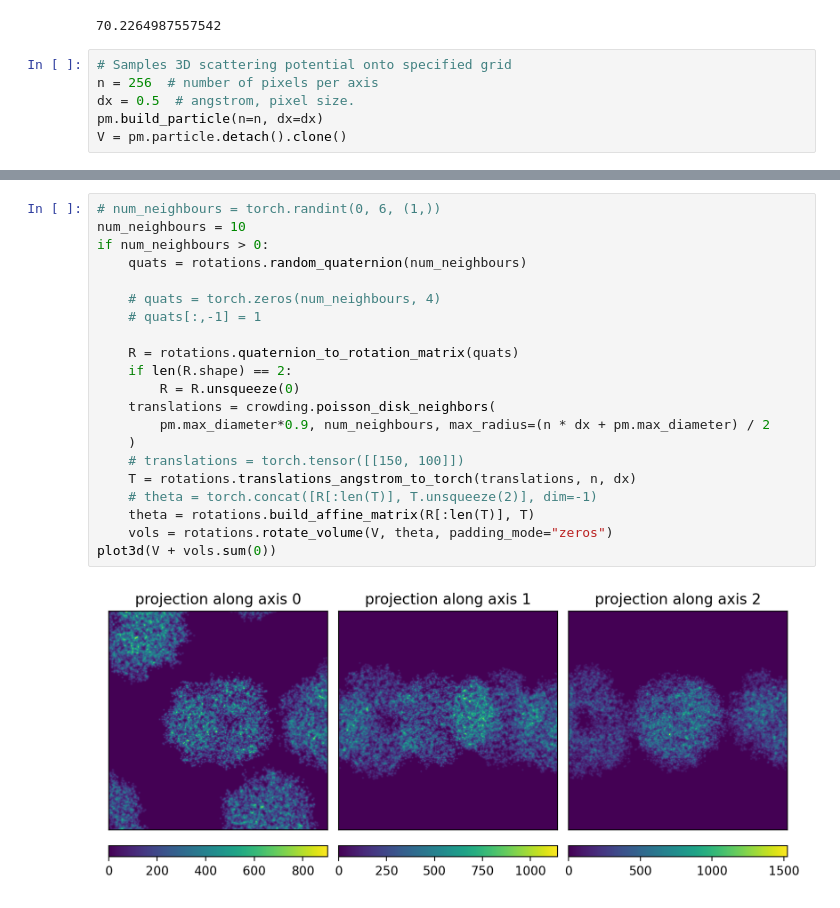
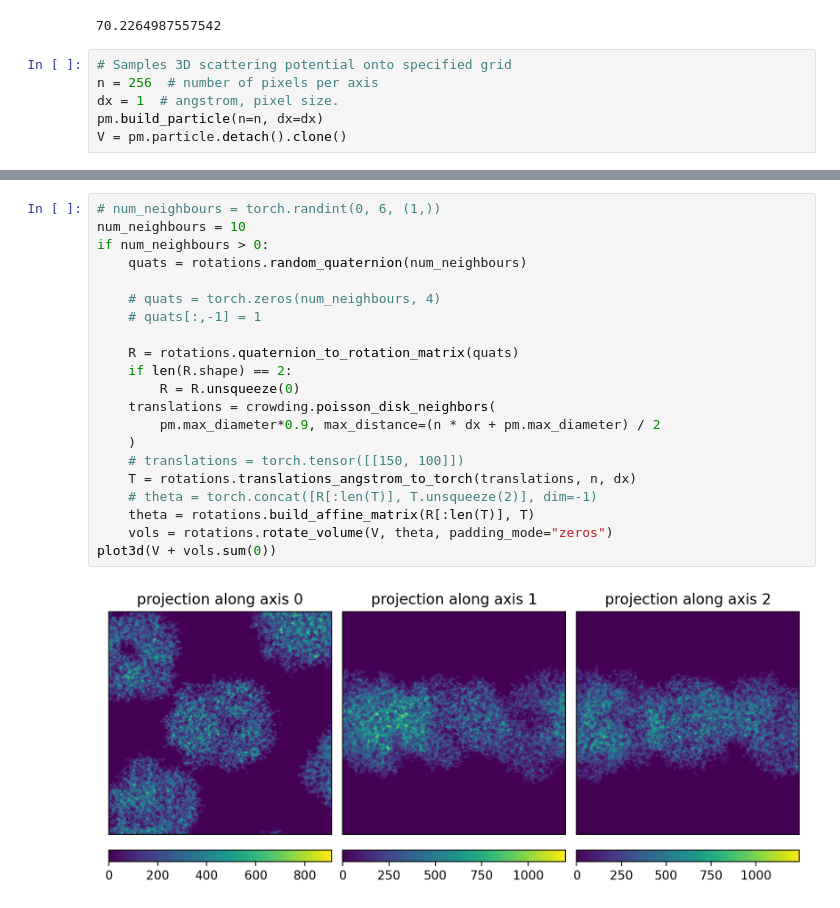
Before and after one commit to joelyeois/specter, a Jupyter notebook: dev-notebooks/duplicate-particle-neighbours.ipynb, the cells around one changed output, grey strips where cells are left out. Cells and saved outputs as stored; diff of their text form.

```diff
--- a/dev-notebooks/duplicate-particle-neighbours.ipynb
+++ b/dev-notebooks/duplicate-particle-neighbours.ipynb
@@ -38,7 +38,7 @@ pm.max_diameter
 # %%
 # Samples 3D scattering potential onto specified grid
 n = 256  # number of pixels per axis
-dx = 0.5  # angstrom, pixel size.
+dx = 1  # angstrom, pixel size.
 pm.build_particle(n=n, dx=dx)
 V = pm.particle.detach().clone()
 # %%
@@ -48,26 +54,26 @@ plot3d(V)
 # %%
 # num_neighbours = torch.randint(0, 6, (1,))
 num_neighbours = 10
 if num_neighbours > 0:
     quats = rotations.random_quaternion(num_neighbours)
 
     # quats = torch.zeros(num_neighbours, 4)
     # quats[:,-1] = 1
 
     R = rotations.quaternion_to_rotation_matrix(quats)
     if len(R.shape) == 2:
         R = R.unsqueeze(0)
     translations = crowding.poisson_disk_neighbors(
-        pm.max_diameter*0.9, num_neighbours, max_radius=(n * dx + pm.max_diameter) / 2
+        pm.max_diameter*0.9, max_distance=(n * dx + pm.max_diameter) / 2
     )
     # translations = torch.tensor([[150, 100]])
     T = rotations.translations_angstrom_to_torch(translations, n, dx)
     # theta = torch.concat([R[:len(T)], T.unsqueeze(2)], dim=-1)
     theta = rotations.build_affine_matrix(R[:len(T)], T)
     vols = rotations.rotate_volume(V, theta, padding_mode="zeros")
 plot3d(V + vols.sum(0))
 # %% [output]
-[figure, old version]
+[figure, new version]
 # %%
 samples = translations
 
```
Also changed, not shown: parts of 4 cells of this notebook, 9 other files.
